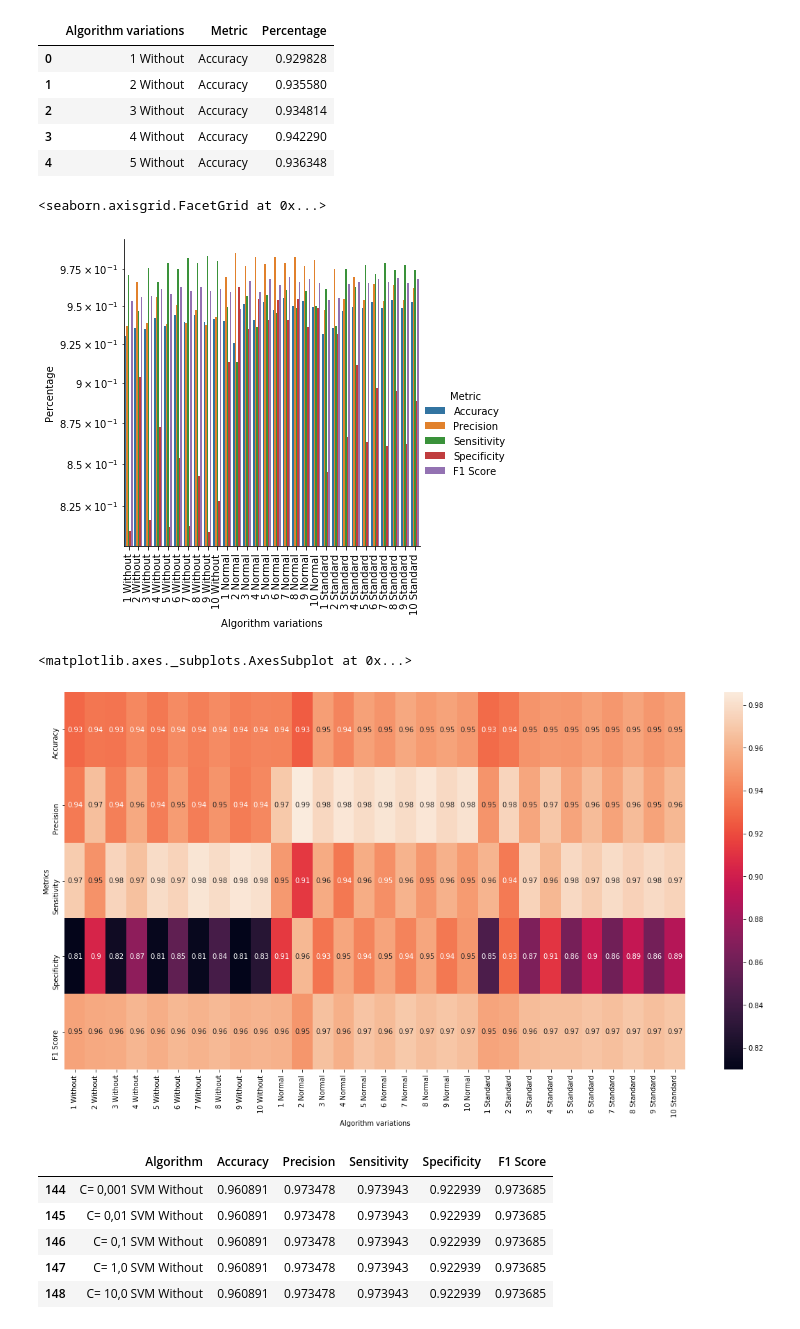
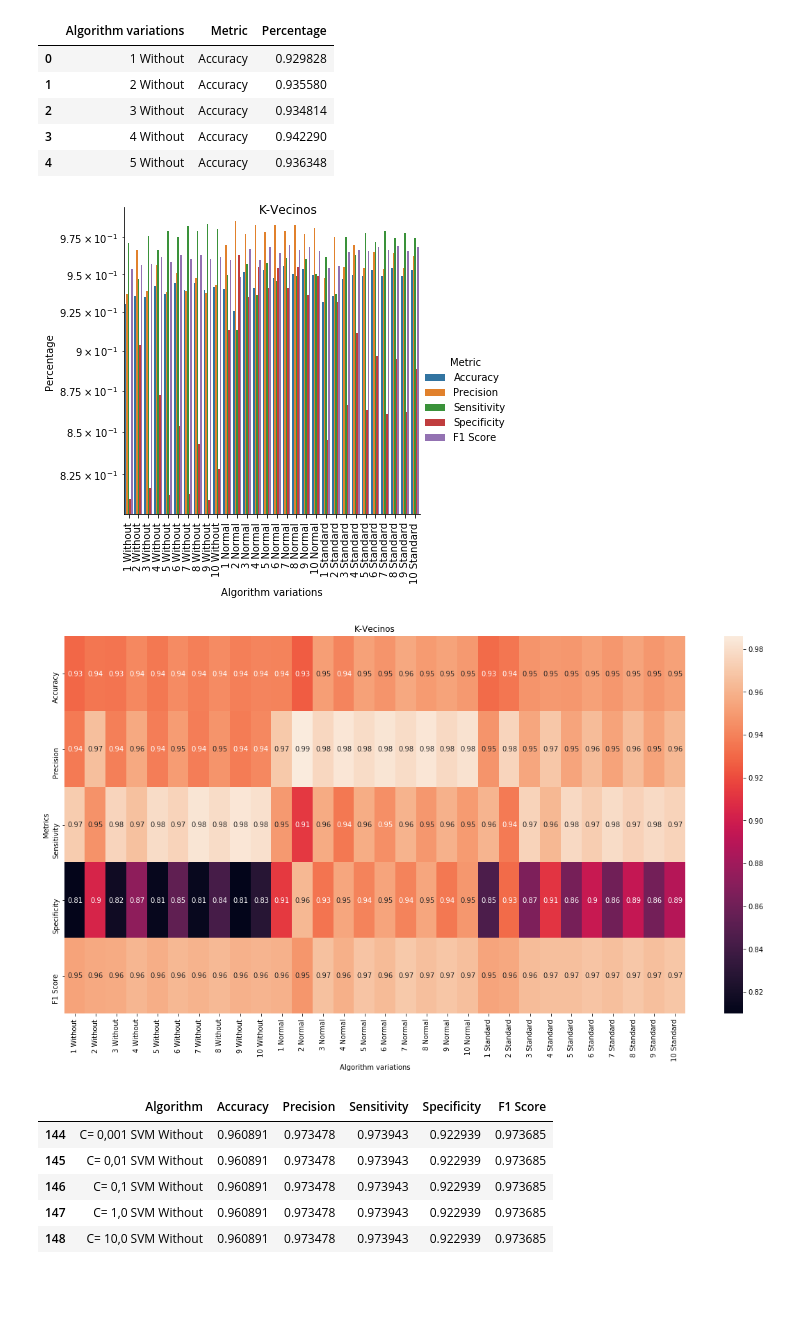
Before and after one commit to manaranjoc/ResonanceImageClassification, a Jupyter notebook: graph/data_visualization.ipynb, the cells around one changed output. Drawn from its saved outputs; the diff is of its cells as text; code cells hidden in the pictures; blank space fills up the shorter version.

```diff
--- a/graph/data_visualization.ipynb
+++ b/graph/data_visualization.ipynb
@@ -99,19 +100,22 @@ k_nearest_results_stacked.head()
 graph = sns.catplot(x="Algorithm variations", y="Percentage", hue='Metric', kind="bar", data=k_nearest_results_stacked)
 graph.fig.get_axes()[0].set_yscale("log")
 graph.set_xticklabels(rotation=90)
+graph.fig.suptitle('K-Vecinos')
+graph.savefig('Graphs/K-Vecinos.jpg')
 # %% [output]
-<seaborn.axisgrid.FacetGrid at 0x...>
-[figure, old version]
+[figure, new version]
 # %%
 k_nearest_results_unstacked = k_nearest_results.set_index(['Algorithm variations'])
 k_nearest_results_unstacked = k_nearest_results_unstacked.drop(['Number of neighbours', 'Preprocessing'], axis=1)
 k_nearest_results_unstacked.columns.name = 'Metrics'
 #k_nearest_results_unstacked.head()
 fig, ax = plt.subplots(figsize=(20,10))
-sns.heatmap(k_nearest_results_unstacked.T, annot=True, ax=ax)
+graph = sns.heatmap(k_nearest_results_unstacked.T, annot=True, ax=ax)
+figure = graph.get_figure()
+plt.title('K-Vecinos')
+figure.savefig('Graphs/K-Vecinos_HeatMap.jpg')
 # %% [output]
-<matplotlib.axes._subplots.AxesSubplot at 0x...>
-[figure, old version]
+[figure, new version]
 # %%
 svm_results = initial_results.iloc[144:]
 svm_results.head()
```
Also changed, not shown: parts of 12 cells of this notebook, 31 other files.
